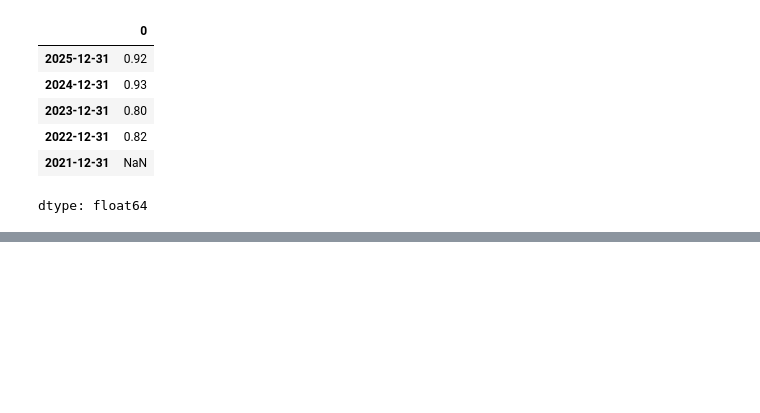
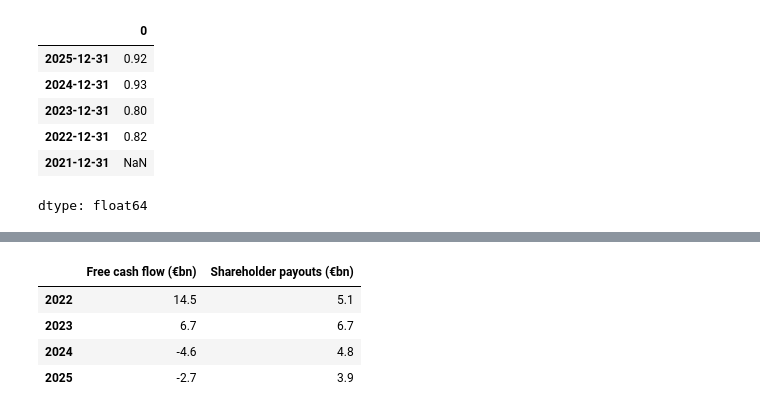
Before and after one commit to JoeSteward-04/Asset-Management-Project, a Jupyter notebook: notebooks/BMW_data_pull.ipynb, the cells around one changed output, grey strips where cells are left out. Drawn from its saved outputs; the diff is of its cells as text; code cells hidden in the pictures; blank space fills up the shorter version.

```diff
--- a/notebooks/BMW_data_pull.ipynb
+++ b/notebooks/BMW_data_pull.ipynb
@@ -282,0 +362,21 @@ dtype: float64
+# %%
+shareholder_payouts = (-(cashflow.loc["Cash Dividends Paid"] + cashflow.loc["Repurchase Of Capital Stock"])/1e9 ).round(1)
+#calculating the shareholder payouts, inserting a minus so they're positive figures
+fcf = (cashflow.loc["Free Cash Flow"]/1e9).round(1)
+#save time by defining the specific columns of data
+
+payout_fcf_table = pd.DataFrame({"Free cash flow (€bn)": fcf,
+                      "Shareholder payouts (€bn)": shareholder_payouts}).dropna()
+#this has let us build a table from a dictionary, where we define column headings
+#and the data in the column. dropna removes the 2021 row which has no data
+payout_fcf_table.index = payout_fcf_table.index.year
+#turns long dates into plain years
+payout_fcf_table = payout_fcf_table.sort_index()
+#organises the years from oldest to most recent, easier to read than Yahoo order
+payout_fcf_table
+# %% [output]
+|  | Free cash flow (€bn) | Shareholder payouts (€bn) |
+| 2022 | 14.5 | 5.1 |
+| 2023 | 6.7 | 6.7 |
+| 2024 | -4.6 | 4.8 |
+| 2025 | -2.7 | 3.9 |
```
Also changed, not shown: parts of 7 cells of this notebook.
